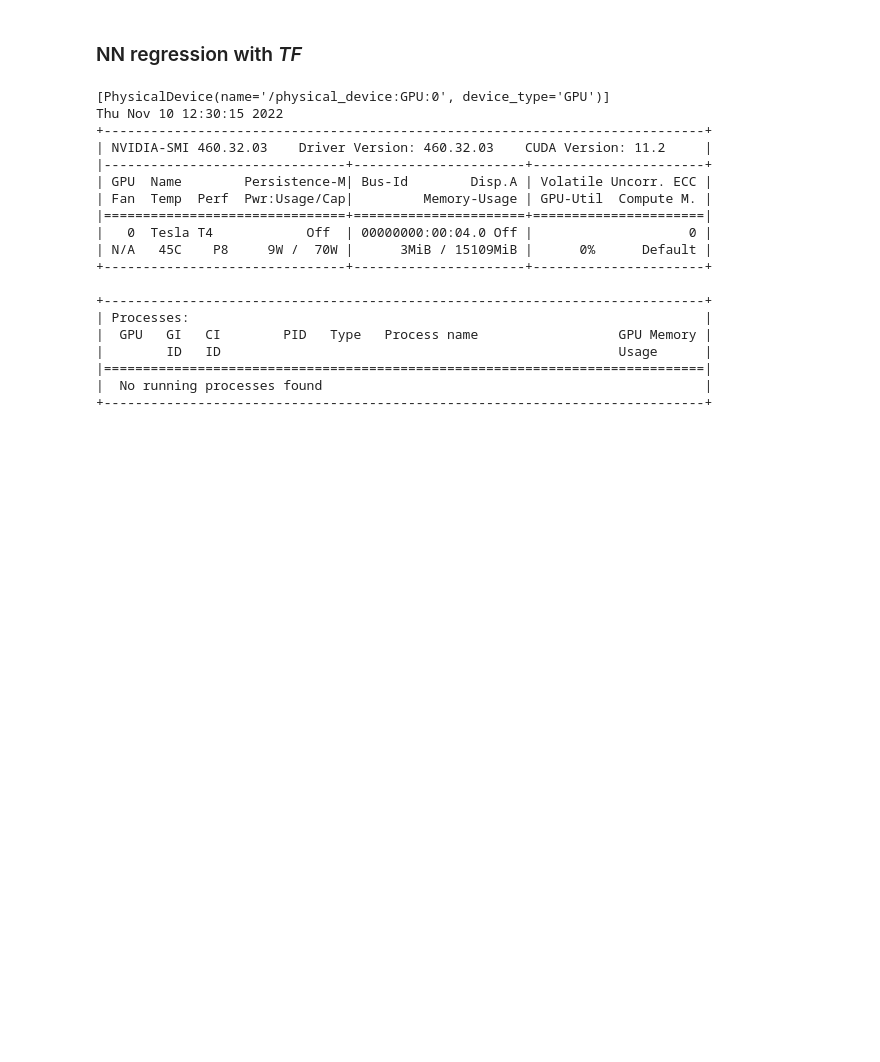
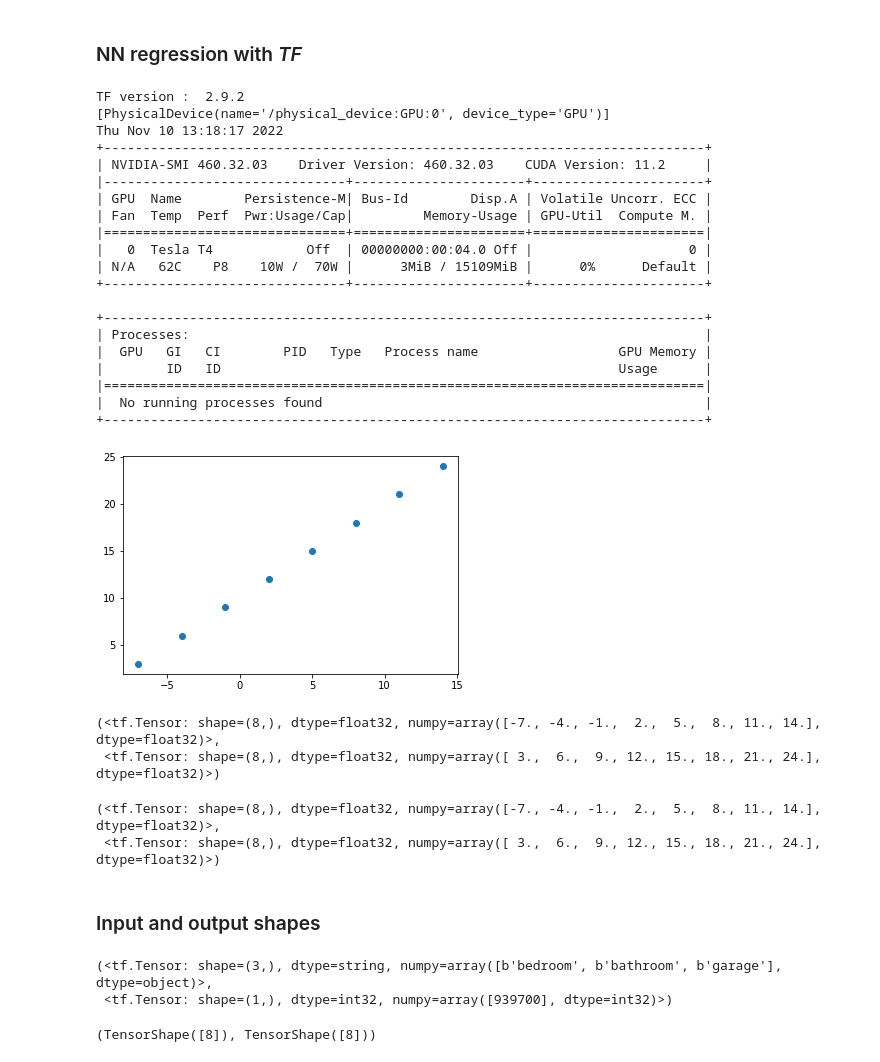
Before and after one commit to IamAtreus/00-Tensorflow, a Jupyter notebook: 01_tensorflow_NN_regressionwithtf.ipynb, the cells around one changed output. Cells and saved outputs as stored; diff of their text form; code cells hidden in the pictures; blank space fills up the shorter version.

```diff
--- a/01_tensorflow_NN_regressionwithtf.ipynb
+++ b/01_tensorflow_NN_regressionwithtf.ipynb
@@ -5,13 +5,16 @@
 # %%
 import tensorflow as tf
 import numpy as np
+import matplotlib.pyplot as plt
 
 
+print("TF version : ", tf.__version__)
 print(tf.config.list_physical_devices('GPU'))
 !nvidia-smi
 # %% [output]
+TF version :  2.9.2
 [PhysicalDevice(name='/physical_device:GPU:0', device_type='GPU')]
-Thu Nov 10 12:30:15 2022
+Thu Nov 10 13:18:17 2022
 +-----------------------------------------------------------------------------+
 | NVIDIA-SMI 460.32.03    Driver Version: 460.32.03    CUDA Version: 11.2     |
 |-------------------------------+----------------------+----------------------+
@@ -19,7 +22,7 @@ Thu Nov 10 12:30:15 2022
 | Fan  Temp  Perf  Pwr:Usage/Cap|         Memory-Usage | GPU-Util  Compute M. |
 |===============================+======================+======================|
 |   0  Tesla T4            Off  | 00000000:00:04.0 Off |                    0 |
-| N/A   45C    P8     9W /  70W |      3MiB / 15109MiB |      0%      Default |
+| N/A   62C    P8    10W /  70W |      3MiB / 15109MiB |      0%      Default |
 +-------------------------------+----------------------+----------------------+
 
 +-----------------------------------------------------------------------------+
@@ -29,3 +32,41 @@ Thu Nov 10 12:30:15 2022
 |=============================================================================|
 |  No running processes found                                                 |
 +-----------------------------------------------------------------------------+
+# %%
+X = np.array([-7.0, -4.0, -1.0, 2.0, 5.0, 8.0, 11.0, 14.0])
+
+# Create labels
+y = np.array([3.0, 6.0, 9.0, 12.0, 15.0, 18.0, 21.0, 24.0])
+
+# Visualize it
+plt.scatter(X, y);
+# %% [output]
+[figure, added]
+# %%
+X, y
+# %% [output]
+(<tf.Tensor: shape=(8,), dtype=float32, numpy=array([-7., -4., -1.,  2.,  5.,  8., 11., 14.], dtype=float32)>,
+ <tf.Tensor: shape=(8,), dtype=float32, numpy=array([ 3.,  6.,  9., 12., 15., 18., 21., 24.], dtype=float32)>)
+# %%
+# turn array into tensors
+X = tf.cast(tf.constant(X), dtype=tf.float32)
+y = tf.cast(tf.constant(y), dtype=tf.float32)
+X, y
+# %% [output]
+(<tf.Tensor: shape=(8,), dtype=float32, numpy=array([-7., -4., -1.,  2.,  5.,  8., 11., 14.], dtype=float32)>,
+ <tf.Tensor: shape=(8,), dtype=float32, numpy=array([ 3.,  6.,  9., 12., 15., 18., 21., 24.], dtype=float32)>)
+# %% [markdown]
+### Input and output shapes
+# %%
+house_info = tf.constant(["bedroom", "bathroom", "garage"])
+house_price = tf.constant([939700])
+house_info, house_price
+# %% [output]
+(<tf.Tensor: shape=(3,), dtype=string, numpy=array([b'bedroom', b'bathroom', b'garage'], dtype=object)>,
+ <tf.Tensor: shape=(1,), dtype=int32, numpy=array([939700], dtype=int32)>)
+# %%
+input_shape = X.shape
+output_shape = y.shape
+input_shape, output_shape
+# %% [output]
+(TensorShape([8]), TensorShape([8]))
```
Also changed, not shown: parts of 12 cells of this notebook.
